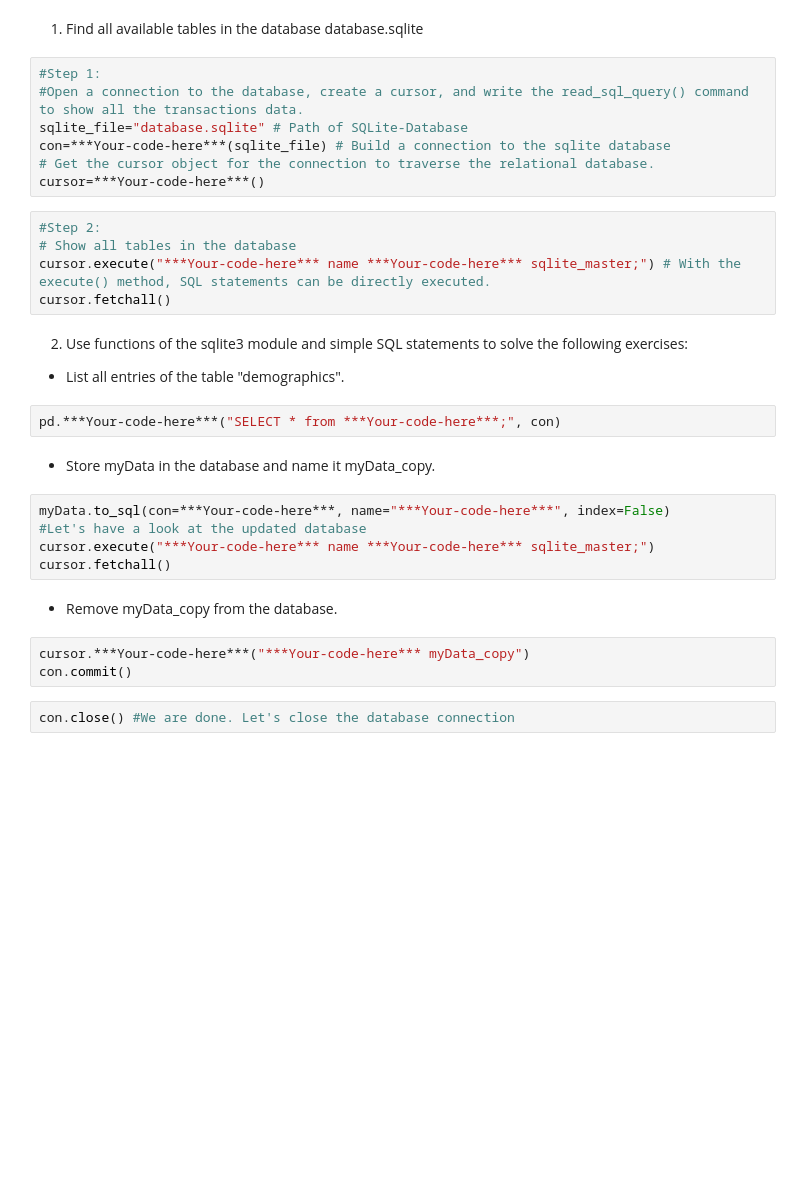
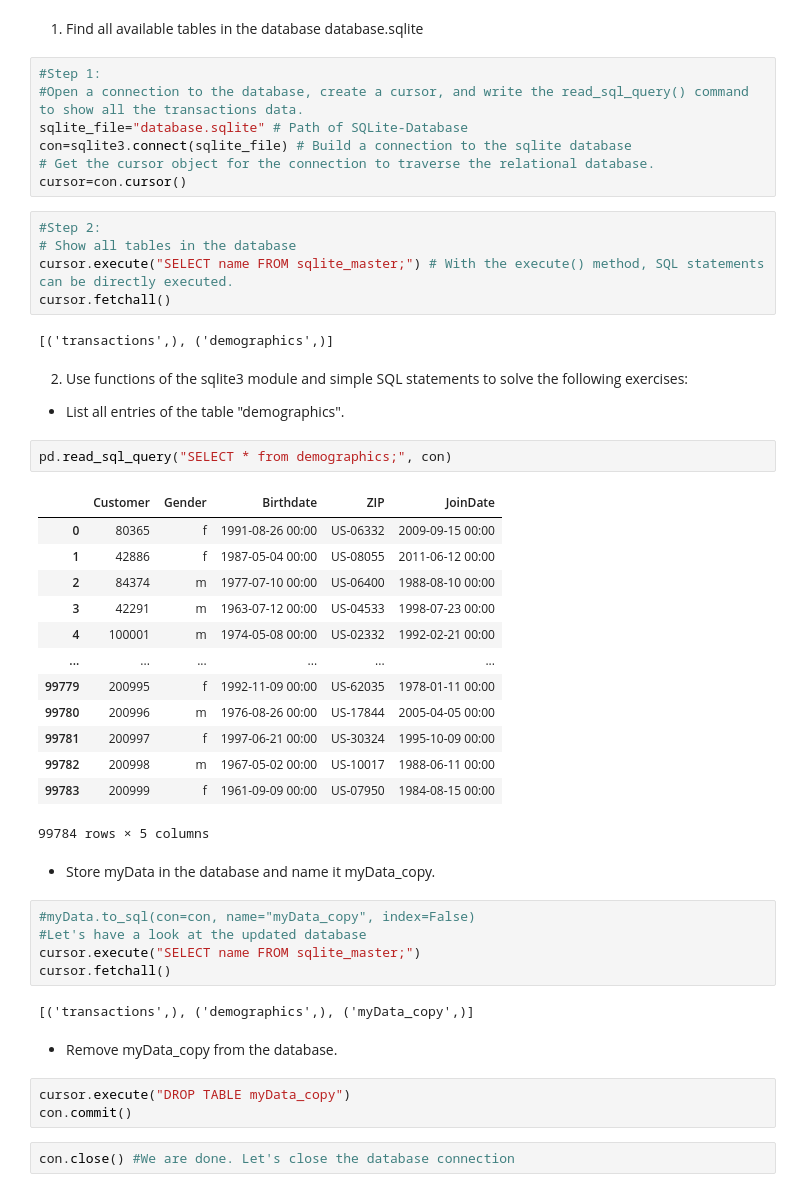
Before and after one commit to Guus03/MSc-Business-Analytics, a Jupyter notebook: Applied-Programming/Python-Seminar-6+7.ipynb, the cells around one changed output. Saved outputs shown, nothing was run; the diff lists cells and outputs as text; blank space fills up the shorter version.

```diff
--- a/Applied-Programming/Python-Seminar-6+7.ipynb
+++ b/Applied-Programming/Python-Seminar-6+7.ipynb
@@ -47,30 +38,48 @@ database.sqlite     100%[===================>]  33.08M   150MB/s    in 0.2s
 #Step 1:
 #Open a connection to the database, create a cursor, and write the read_sql_query() command to show all the transactions data.
 sqlite_file="database.sqlite" # Path of SQLite-Database
-con=***Your-code-here***(sqlite_file) # Build a connection to the sqlite database
+con=sqlite3.connect(sqlite_file) # Build a connection to the sqlite database
 # Get the cursor object for the connection to traverse the relational database.
-cursor=***Your-code-here***()
+cursor=con.cursor()
 # %%
 #Step 2:
 # Show all tables in the database
-cursor.execute("***Your-code-here*** name ***Your-code-here*** sqlite_master;") # With the execute() method, SQL statements can be directly executed.
+cursor.execute("SELECT name FROM sqlite_master;") # With the execute() method, SQL statements can be directly executed.
 cursor.fetchall()
+# %% [output]
+[('transactions',), ('demographics',)]
 # %% [markdown]
 2.	Use functions of the sqlite3 module and simple SQL statements to solve the following exercises:
 - List all entries of the table "demographics".
 # %%
-pd.***Your-code-here***("SELECT * from ***Your-code-here***;", con)
+pd.read_sql_query("SELECT * from demographics;", con)
+# %% [output]
+|  | Customer | Gender | Birthdate | ZIP | JoinDate |
+| 0 | 80365 | f | 1991-08-26 00:00 | US-06332 | 2009-09-15 00:00 |
+| 1 | 42886 | f | 1987-05-04 00:00 | US-08055 | 2011-06-12 00:00 |
+| 2 | 84374 | m | 1977-07-10 00:00 | US-06400 | 1988-08-10 00:00 |
+| 3 | 42291 | m | 1963-07-12 00:00 | US-04533 | 1998-07-23 00:00 |
+| 4 | 100001 | m | 1974-05-08 00:00 | US-02332 | 1992-02-21 00:00 |
+| ... | ... | ... | ... | ... | ... |
+| 99779 | 200995 | f | 1992-11-09 00:00 | US-62035 | 1978-01-11 00:00 |
+| 99780 | 200996 | m | 1976-08-26 00:00 | US-17844 | 2005-04-05 00:00 |
+| 99781 | 200997 | f | 1997-06-21 00:00 | US-30324 | 1995-10-09 00:00 |
+| 99782 | 200998 | m | 1967-05-02 00:00 | US-10017 | 1988-06-11 00:00 |
+| 99783 | 200999 | f | 1961-09-09 00:00 | US-07950 | 1984-08-15 00:00 |
+99784 rows × 5 columns
 # %% [markdown]
 - Store myData in the database and name it myData_copy.
 # %%
-myData.to_sql(con=***Your-code-here***, name="***Your-code-here***", index=False)
+#myData.to_sql(con=con, name="myData_copy", index=False)
 #Let's have a look at the updated database
-cursor.execute("***Your-code-here*** name ***Your-code-here*** sqlite_master;")
+cursor.execute("SELECT name FROM sqlite_master;")
 cursor.fetchall()
+# %% [output]
+[('transactions',), ('demographics',), ('myData_copy',)]
 # %% [markdown]
 - Remove myData_copy from the database.
 # %%
-cursor.***Your-code-here***("***Your-code-here*** myData_copy")
+cursor.execute("DROP TABLE myData_copy")
 con.commit()
 # %%
 con.close() #We are done. Let's close the database connection
```
Also changed, not shown: parts of 13 cells of this notebook.
